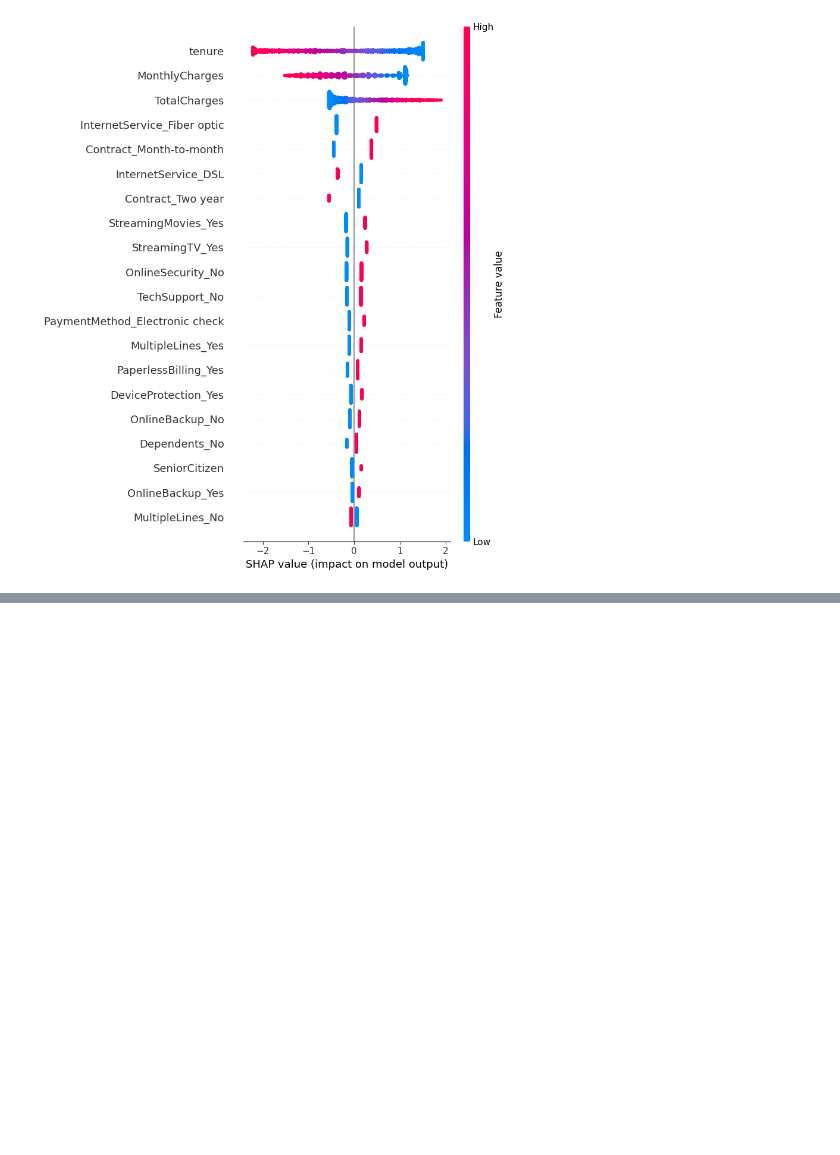
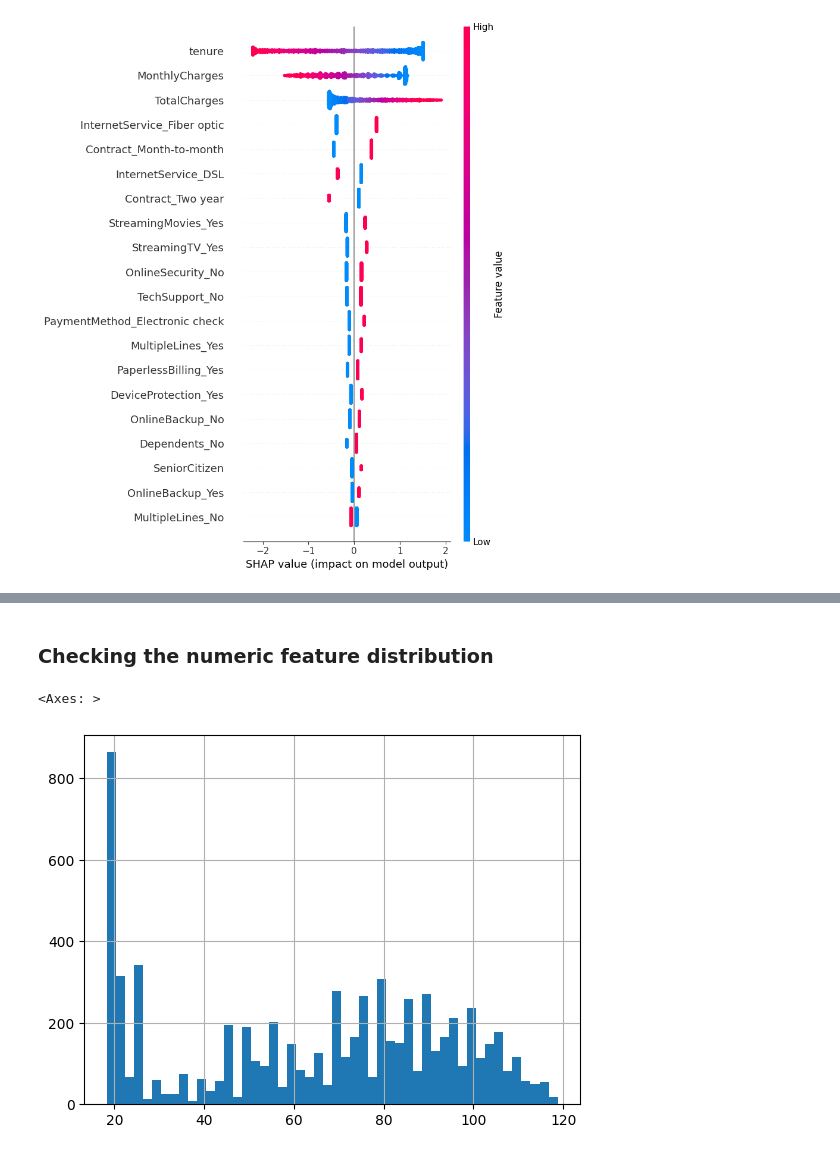
Before and after one commit to Durjoysarker-swarup/Machine-Learning, a Jupyter notebook: 1. Customer Churn Analysis/Customer Churn Analysis.ipynb, the cells around one changed output, grey strips where cells are left out. Saved outputs shown, nothing was run; the diff lists cells and outputs as text; code cells hidden in the pictures; blank space fills up the shorter version.

```diff
--- a/1. Customer Churn Analysis/Customer Churn Analysis.ipynb
+++ b/1. Customer Churn Analysis/Customer Churn Analysis.ipynb
@@ -820,0 +1003,7 @@ shap.summary_plot(shap_values, X_transformed, feature_names = all_iv_names)
+# %% [markdown]
+### Checking the numeric feature distribution
+# %%
+dataset['MonthlyCharges'].hist(bins=50)
+# %% [output]
+<Axes: >
+[figure, added]
```
Also changed, not shown: parts of 35 cells of this notebook, 1 other file.
